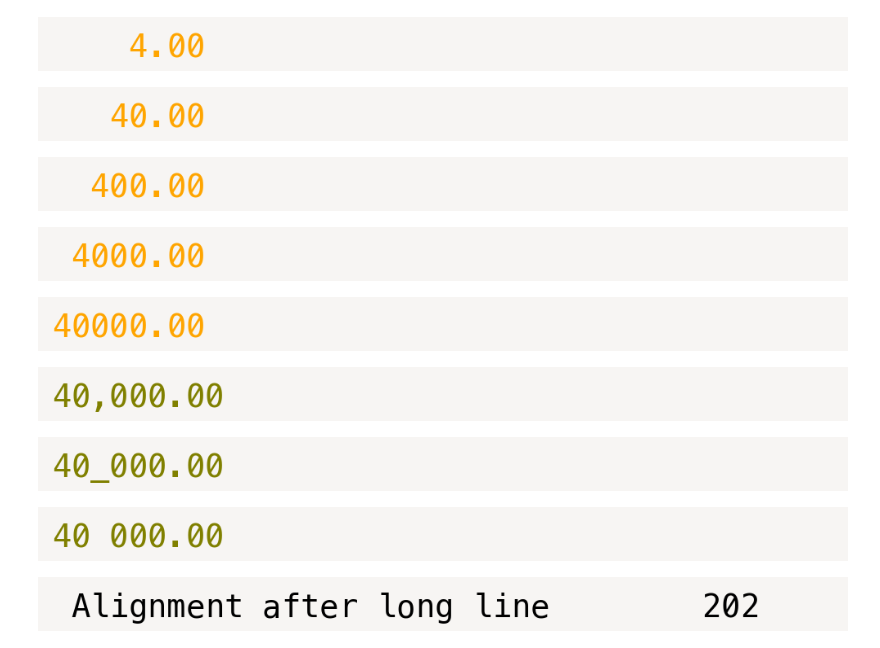
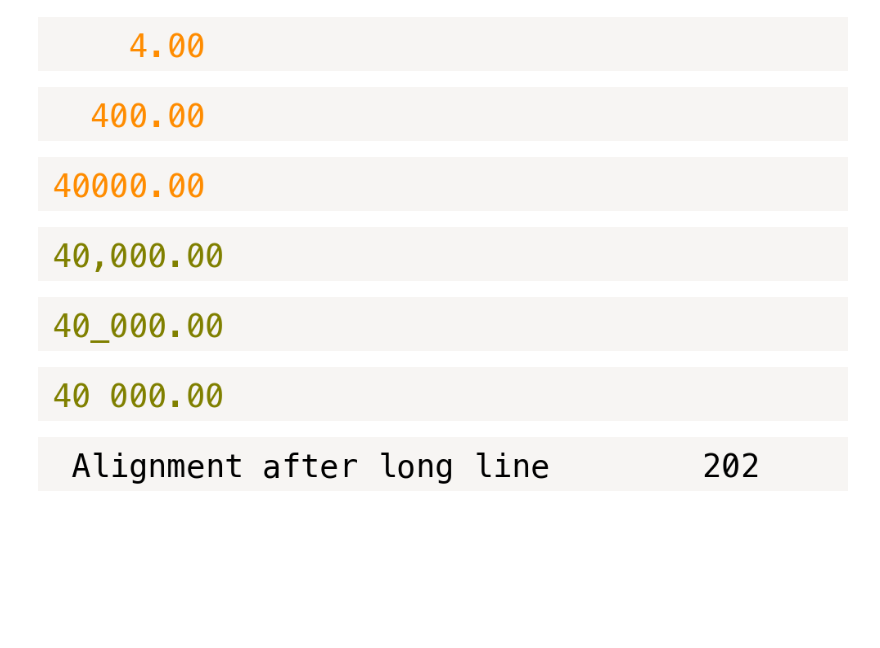
Before and after one commit to kolibril13/further_ideas_plywood_gallery, a Jupyter notebook: nb7_NumberFormatting.ipynb, the cells around one changed output. Drawn from its saved outputs; the diff is of its cells as text; code cells hidden in the pictures; blank space fills up the shorter version.

```diff
--- a/nb7_NumberFormatting.ipynb
+++ b/nb7_NumberFormatting.ipynb
@@ -140,27 +141,27 @@ plot_text(t, ["orange"]*len(t)) # NOT
 [figure]
 # %%
 %%capture_png $normal
-t = f"{40:8.2f}"
-plot_text(t, ["orange"]*len(t)) # NOT
+t = f"{400:8.2f}"
+plot_text(t, ["darkorange"]*len(t)) # NOT
 # %% [output]
-[figure, old version]
+[figure, new version]
 # %%
 %%capture_png $normal
-t = f"{400:8.2f}"
-plot_text(t, ["orange"]*len(t)) # NOT
+t = f"{40000:8.2f}"
+plot_text(t, ["darkorange"]*len(t)) # NOT
 # %% [output]
-[figure, old version]
+[figure, new version]
 # %%
 %%capture_png $normal
-t = f"{4000.00:8.2f}"
-plot_text(t, ["orange"]*len(t)) # NOT
+t = f"{40000:,.2f}"
+plot_text(t, ["olive"]*len(t)) # NOT
 # %% [output]
-[figure, old version]
+[figure, new version]
 # %%
 %%capture_png $normal
-t = f"{40000.00:8.2f}"
-plot_text(t, ["orange"]*len(t)) # NOT
+t = f"{40000:_.2f}"
+plot_text(t, ["olive"]*len(t)) # NOT
 # %% [output]
-[figure, old version]
+[figure, new version]
 # %%
 %%capture_png $normal
@@ -168,18 +169,6 @@ t = f"{40000.00:,.2f}"
 plot_text(t, ["olive"]*len(t)) # NOT
 # %% [output]
 [figure]
-# %%
-%%capture_png $normal
-t = f"{40000.00:_.2f}"
-plot_text(t, ["olive"]*len(t)) # NOT
-# %% [output]
-[figure, removed]
-# %%
-%%capture_png $normal
-t = f"{40000.00:_.2f}".replace('_', ' ')
-plot_text(t, ["olive"]*len(t)) # NOT
-# %% [output]
-[figure, removed]
 # %%
 %%capture_png $normal
 t = f" {'Alignment after long line':<33}202"
```
Also changed, not shown: parts of 4 cells of this notebook, 13 other files.
